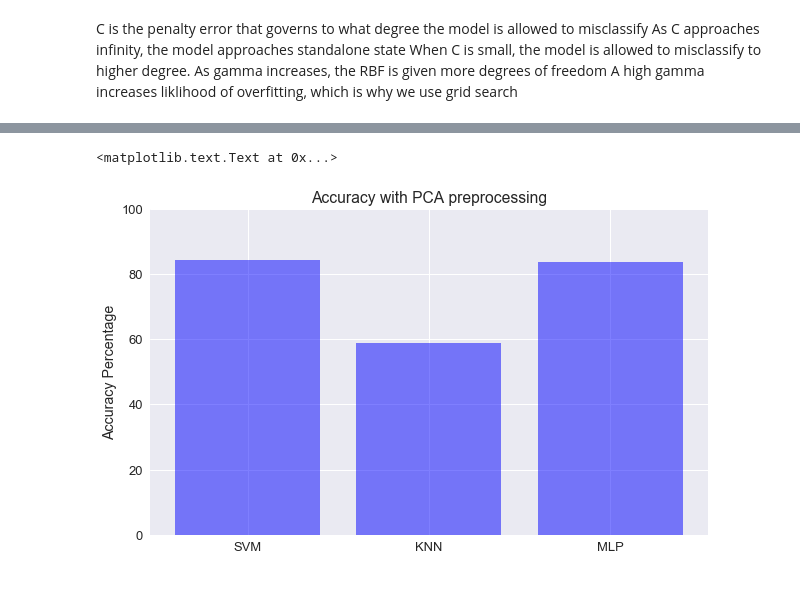
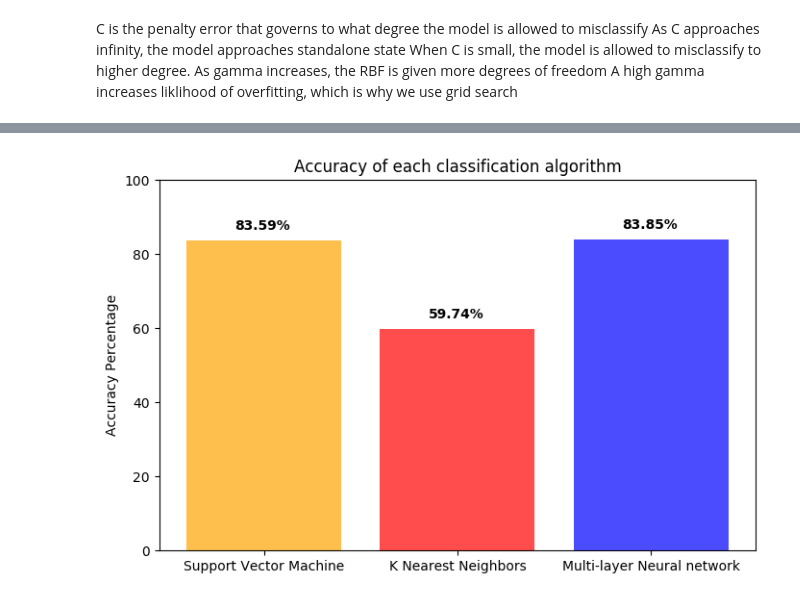
Before and after one commit to MengYao89/Data_Analysis, a Jupyter notebook: Jupyter/Face Recognition.ipynb, the cells around one changed output, grey strips where cells are left out. Saved outputs shown, nothing was run; the diff lists cells and outputs as text; code cells hidden in the pictures.

```diff
--- a/Jupyter/Face Recognition.ipynb
+++ b/Jupyter/Face Recognition.ipynb
@@ -256,10 +287,0 @@ mat_3 = confusion_matrix(y_test, mlp_predict)
-# %%
-plt.figure(figsize=(10,6))
-sns.set(font_scale=1.3)
-sns.heatmap(mat_1.T, square=True, annot=True, fmt='d', cbar=False,
-            xticklabels=ori_faces.target_names,
-            yticklabels=ori_faces.target_names,
-            cmap="YlGnBu")
-plt.title('Model 1: PCA->SVM')
-plt.xlabel('True Targets')
-plt.ylabel('Predicted Targets');
@@ -268,10 +287,0 @@ plt.ylabel('Predicted Targets');
-# %%
-plt.figure(figsize=(10,6))
-sns.set(font_scale=1.3)
-sns.heatmap(mat_2.T, square=True, annot=True, fmt='d', cbar=False,
-            xticklabels=ori_faces.target_names,
-            yticklabels=ori_faces.target_names,
-            cmap="YlGnBu")
-plt.title('Model 2: PCA->KNN')
-plt.xlabel('True Targets')
-plt.ylabel('Predicted Targets');
@@ -280,10 +287,0 @@ plt.ylabel('Predicted Targets');
-# %%
-plt.figure(figsize=(10,6))
-sns.set(font_scale=1.3)
-sns.heatmap(mat_3.T, square=True, annot=True, fmt='d', cbar=False,
-            xticklabels=ori_faces.target_names,
-            yticklabels=ori_faces.target_names,
-            cmap="YlGnBu")
-plt.title('Model 1: PCA->MLP')
-plt.xlabel('True Targets')
-plt.ylabel('Predicted Targets');
@@ -292,14 +288,17 @@ plt.ylabel('Predicted Targets');
 # %%
-# plt.rcdefaults()
-fig, ax = plt.subplots(figsize=(10, 6))
-pca_objects = ('SVM', 'KNN', 'MLP')
+fig, ax = plt.subplots(figsize=(8, 5))
+pca_objects = ('Support Vector Machine', 'K Nearest Neighbors', 'Multi-layer Neural network')
 y_pos = np.arange(len(pca_objects))
+colors = ('orange', 'red', 'blue')
 pca_accuracy = [svc_accuracy, knn_accuracy, mlp_accuracy]
 
-ax.bar(y_pos, pca_accuracy, align='center', alpha=0.5, tick_label=pca_objects, color='blue')
+ax.bar(y_pos, pca_accuracy, align='center', color=colors, alpha=0.7, tick_label=pca_objects)
 ax.set_ylabel('Accuracy Percentage')
 ax.set_ylim(0, 100)
-ax.set_title('Accuracy with PCA preprocessing')
+ax.set_title('Accuracy of each classification algorithm')
+
+for i, v in enumerate(pca_accuracy):
+    ax.text(i - 0.15, v + 3, str(format(v, '0.2f'))+'%', color='black', fontweight='bold')
+plt.show()
 # %% [output]
-<matplotlib.text.Text at 0x...>
-[figure, old version]
+[figure, new version]
```
Also changed, not shown: parts of 31 cells of this notebook.
